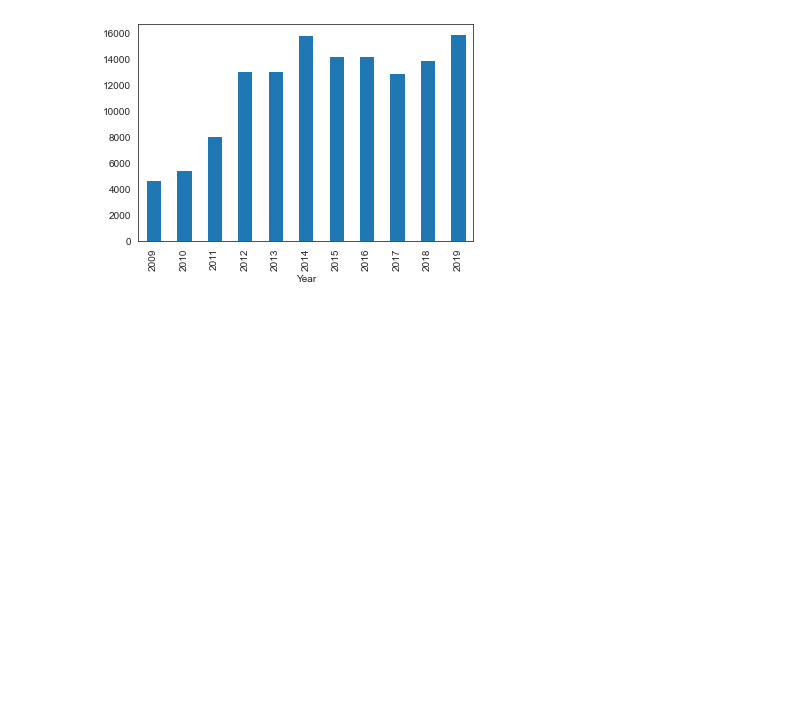
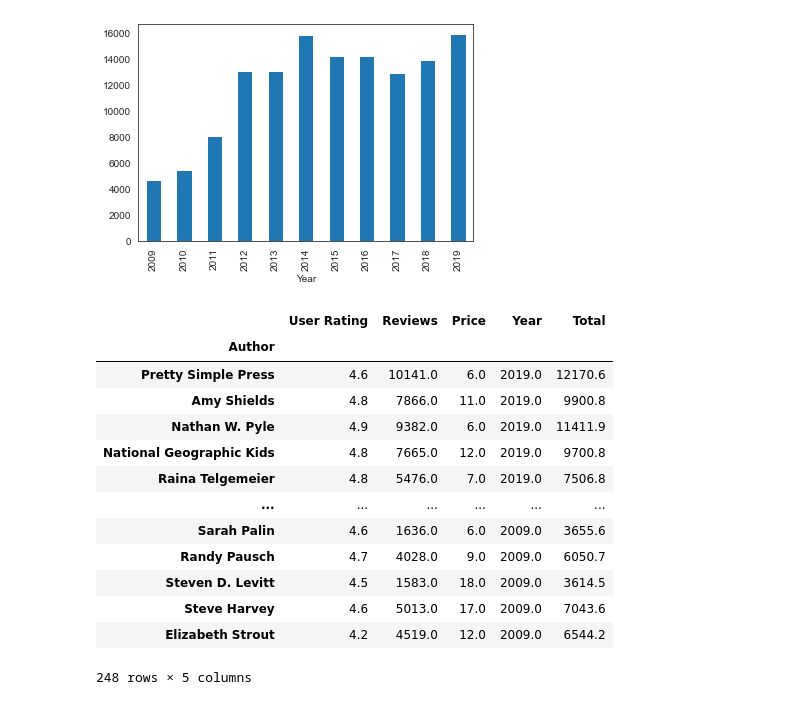
Before and after one commit to kav09/Analysis_of_Best_Selling_Books, a Jupyter notebook: notebook.ipynb, the cells around one changed output. Cells and saved outputs as stored; diff of their text form; code cells hidden in the pictures; blank space fills up the shorter version.

```diff
--- a/notebook.ipynb
+++ b/notebook.ipynb
@@ -657,3 +637,20 @@ booklist.groupby('Year').mean()['Reviews'].plot(kind = 'bar')
 # %% [output]
 <AxesSubplot:xlabel='Year'>
 [figure]
+# %%
+booklist.groupby('Author').mean().sort_values('Year',ascending=False)
+# %% [output]
+|  | User Rating | Reviews | Price | Year | Total |
+| Author |  |  |  |  |  |
+| Pretty Simple Press | 4.6 | 10141.0 | 6.0 | 2019.0 | 12170.6 |
+| Amy Shields | 4.8 | 7866.0 | 11.0 | 2019.0 | 9900.8 |
+| Nathan W. Pyle | 4.9 | 9382.0 | 6.0 | 2019.0 | 11411.9 |
+| National Geographic Kids | 4.8 | 7665.0 | 12.0 | 2019.0 | 9700.8 |
+| Raina Telgemeier | 4.8 | 5476.0 | 7.0 | 2019.0 | 7506.8 |
+| ... | ... | ... | ... | ... | ... |
+| Sarah Palin | 4.6 | 1636.0 | 6.0 | 2009.0 | 3655.6 |
+| Randy Pausch | 4.7 | 4028.0 | 9.0 | 2009.0 | 6050.7 |
+| Steven D. Levitt | 4.5 | 1583.0 | 18.0 | 2009.0 | 3614.5 |
+| Steve Harvey | 4.6 | 5013.0 | 17.0 | 2009.0 | 7043.6 |
+| Elizabeth Strout | 4.2 | 4519.0 | 12.0 | 2009.0 | 6544.2 |
+248 rows × 5 columns
```
Also changed, not shown: parts of 9 cells of this notebook, 5 other files.
